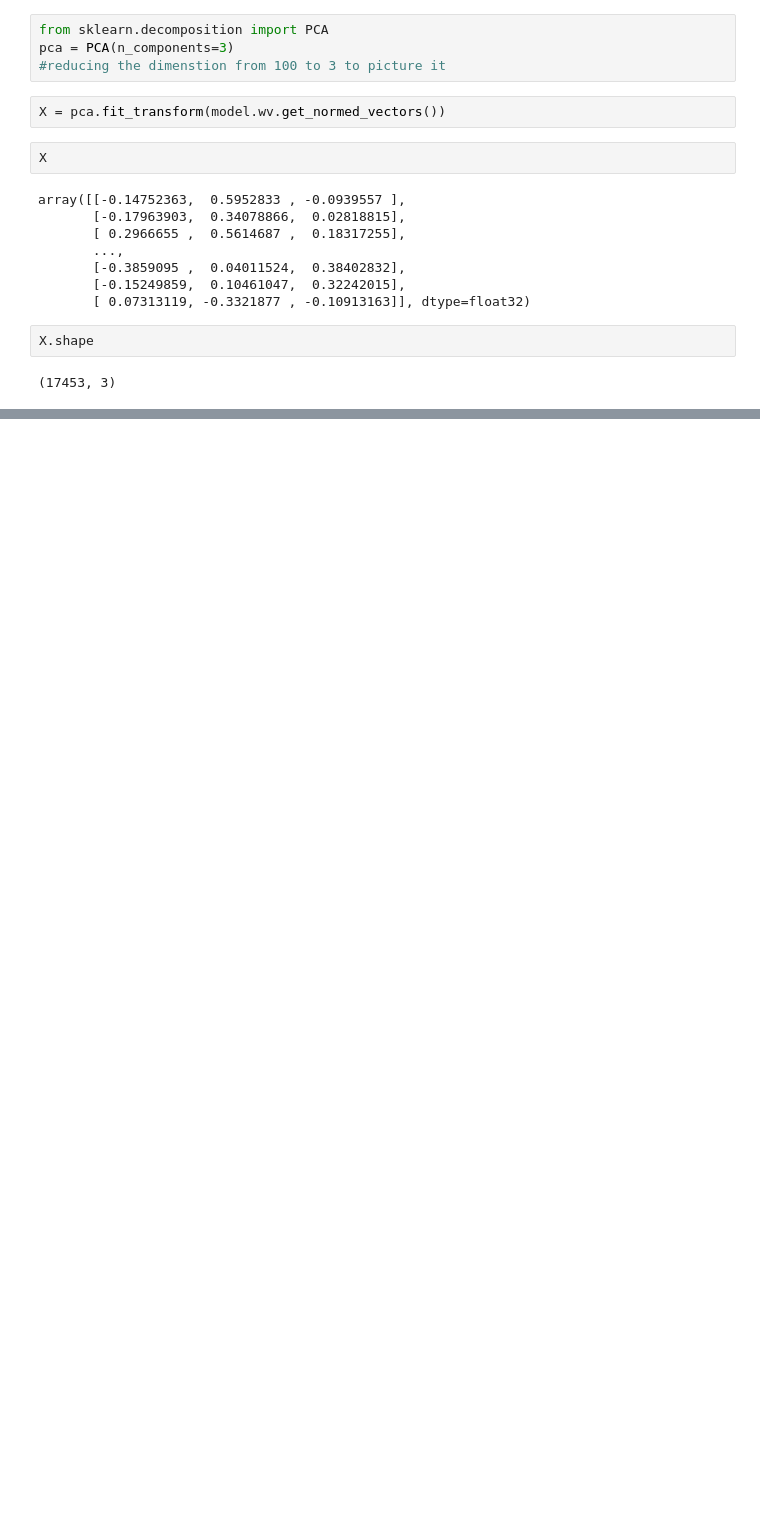
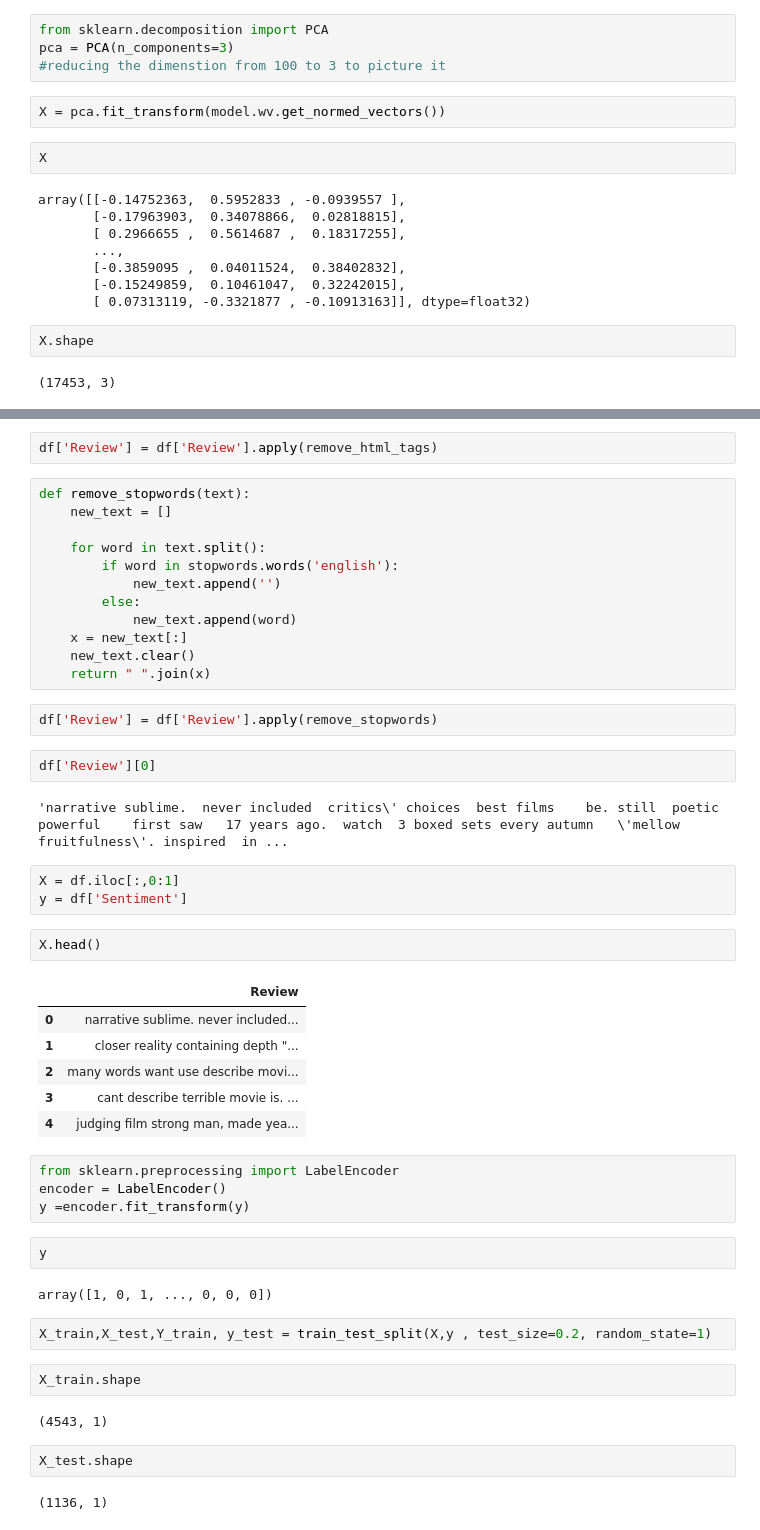
Before and after one commit to riyanj220/Generative-AI, a Jupyter notebook: TextVectorization.ipynb, the cells around one changed output, grey strips where cells are left out. Saved outputs shown, nothing was run; the diff lists cells and outputs as text; blank space fills up the shorter version.

```diff
--- a/TextVectorization.ipynb
+++ b/TextVectorization.ipynb
@@ -313,0 +397,50 @@ fig.show()
+# %%
+df['Review'] = df['Review'].apply(remove_html_tags)
+# %%
+def remove_stopwords(text):
+    new_text = []
+
+    for word in text.split():
+        if word in stopwords.words('english'):
+            new_text.append('')
+        else:
+            new_text.append(word)
+    x = new_text[:]
+    new_text.clear()
+    return " ".join(x)
+# %%
+df['Review'] = df['Review'].apply(remove_stopwords)
+# %%
+df['Review'][0]
+# %% [output]
+'narrative sublime.  never included  critics\' choices  best films    be. still  poetic  powerful    first saw   17 years ago.  watch  3 boxed sets every autumn   \'mellow fruitfulness\'. inspired  in ...
+# %%
+X = df.iloc[:,0:1]
+y = df['Sentiment']
+# %%
+X.head()
+# %% [output]
+|  | Review |
+| 0 | narrative sublime. never included... |
+| 1 | closer reality containing depth "... |
+| 2 | many words want use describe movi... |
+| 3 | cant describe terrible movie is. ... |
+| 4 | judging film strong man, made yea... |
+# %%
+from sklearn.preprocessing import LabelEncoder
+encoder = LabelEncoder()
+y =encoder.fit_transform(y)
+# %%
+y
+# %% [output]
+array([1, 0, 1, ..., 0, 0, 0])
+# %%
+X_train,X_test,Y_train, y_test = train_test_split(X,y , test_size=0.2, random_state=1)
+# %%
+X_train.shape
+# %% [output]
+(4543, 1)
+# %%
+X_test.shape
+# %% [output]
+(1136, 1)
```
Also changed, not shown: parts of 27 cells of this notebook.
